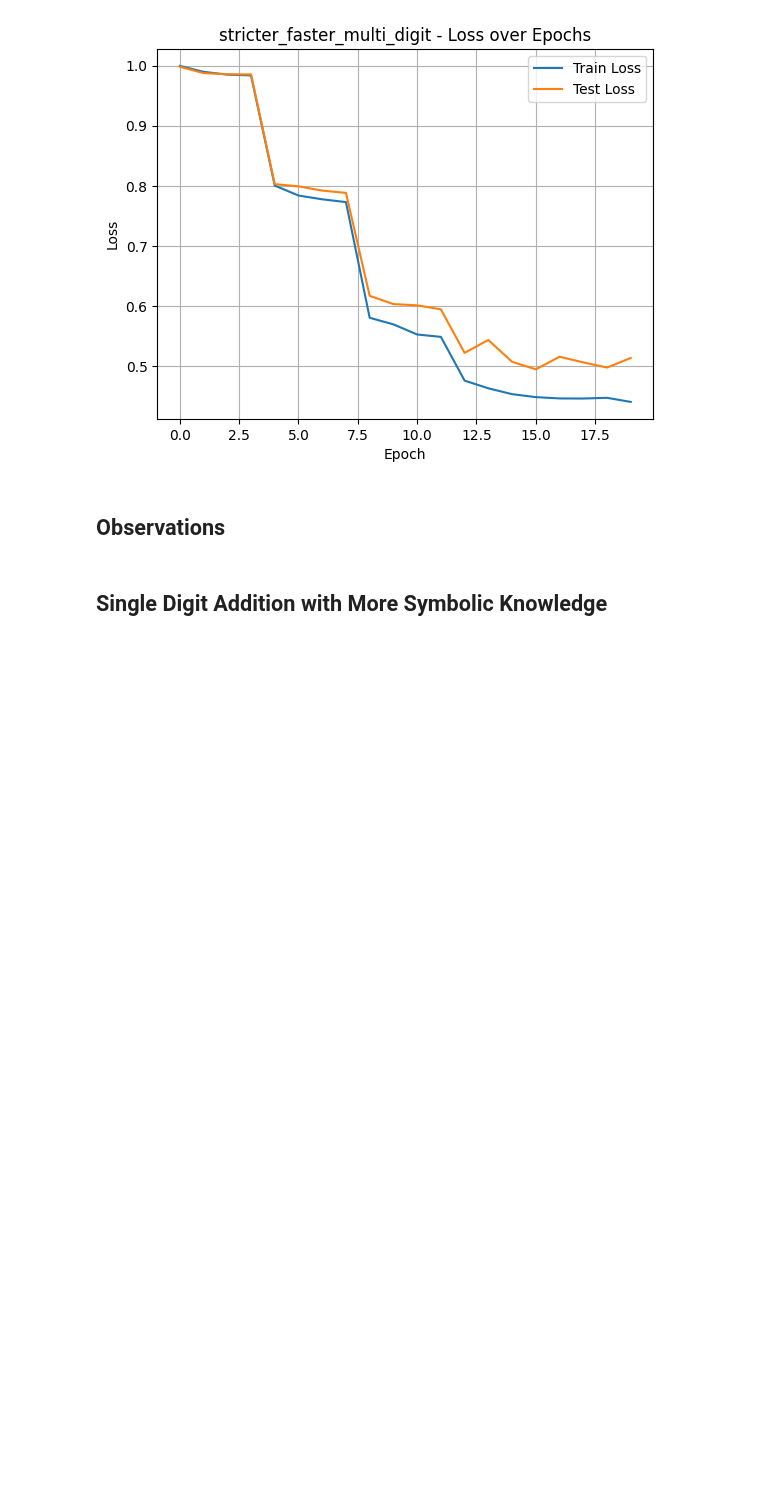
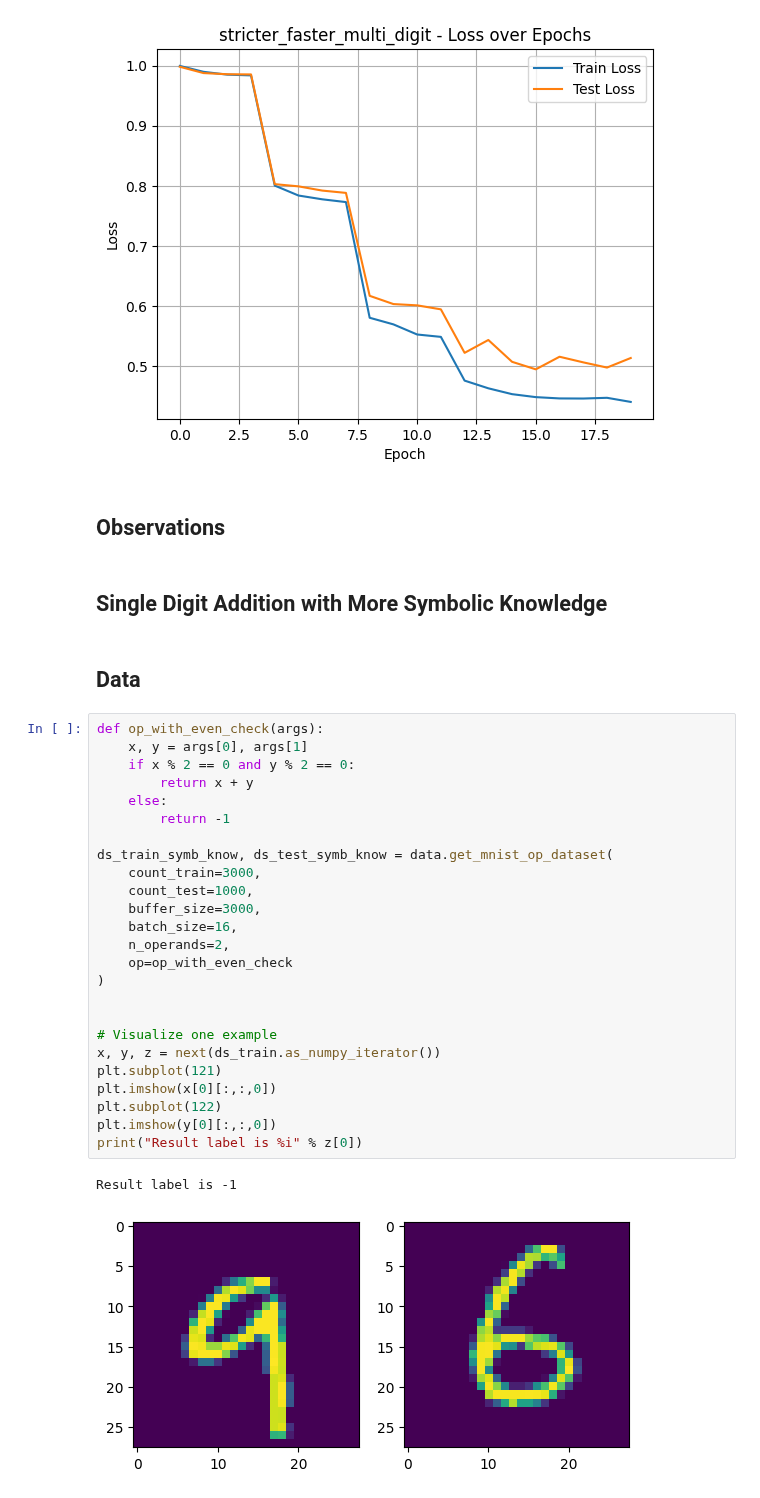
Before and after one commit to myriamcg/NeSy-vs-Backdoors, a Jupyter notebook: logictensornetwork/examples/mnist/all_experiments_mnist.ipynb, the cells around one changed output. Saved outputs shown, nothing was run; the diff lists cells and outputs as text; blank space fills up the shorter version.

```diff
--- a/logictensornetwork/examples/mnist/all_experiments_mnist.ipynb
+++ b/logictensornetwork/examples/mnist/all_experiments_mnist.ipynb
@@ -559,3 +559,33 @@ Plotting results for experiment: stricter_faster_multi_digit
 ## Observations
 # %% [markdown]
 ## Single Digit Addition with More Symbolic Knowledge
+# %% [markdown]
+## Data
+# %%
+def op_with_even_check(args):
+    x, y = args[0], args[1]
+    if x % 2 == 0 and y % 2 == 0:
+        return x + y
+    else:
+        return -1
+
+ds_train_symb_know, ds_test_symb_know = data.get_mnist_op_dataset(
+    count_train=3000,
+    count_test=1000,
+    buffer_size=3000,
+    batch_size=16,
+    n_operands=2,
+    op=op_with_even_check
+)
+
+
+# Visualize one example
+x, y, z = next(ds_train.as_numpy_iterator())
+plt.subplot(121)
+plt.imshow(x[0][:,:,0])
+plt.subplot(122)
+plt.imshow(y[0][:,:,0])
+print("Result label is %i" % z[0])
+# %% [output]
+Result label is -1
+[figure, added]
```
Also changed, not shown: parts of 12 cells of this notebook, 1 other file.
